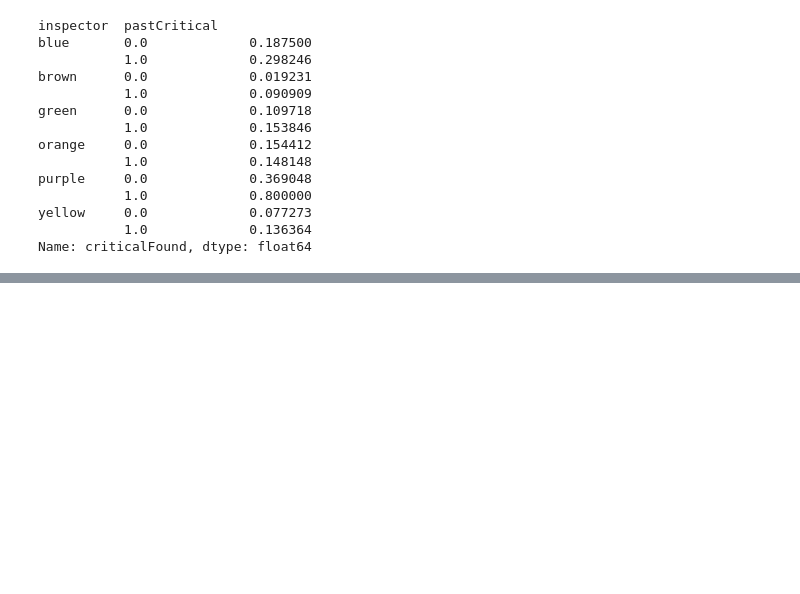
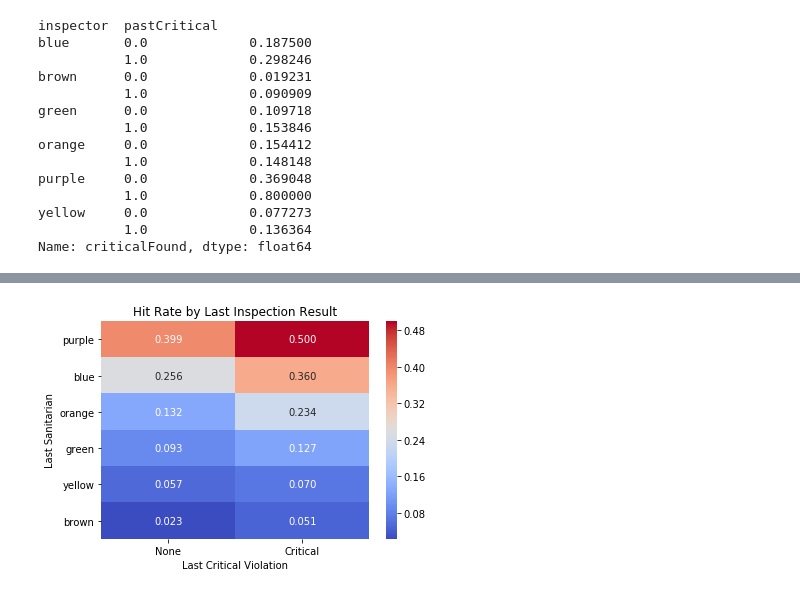
Before and after one commit to vingkan/foodinspectionforecasting, a Jupyter notebook: IIT/20_sanitarian_variable.ipynb, the cells around one changed output, grey strips where cells are left out. Saved outputs shown, nothing was run; the diff lists cells and outputs as text; code cells hidden in the pictures; blank space fills up the shorter version.

Commit message:
Try new formulations of inspector variable

```diff
--- a/IIT/20_sanitarian_variable.ipynb
+++ b/IIT/20_sanitarian_variable.ipynb
@@ -9,6 +9,10 @@ from datetime import datetime
 # %%
 from research.strings import TARGET, PREDICTORS, INSPECTORS
 from research.evaluation import evaluate_model
+# %%
+d_train = pd.read_csv("data/train_data.csv")
+y_train = d_train[TARGET]
+X_train = d_train[PREDICTORS]
 # %%
 d_test = pd.read_csv("data/test_data.csv")
 y_test = d_test[TARGET]
@@ -23,6 +27,7 @@ Recall = 0.04651
 | Actual + | 12 | 246 |
 | Actual - | 7 | 1372 |
 # %%
+d_train["inspector"] = d_train[INSPECTORS].idxmax(axis=1).apply(lambda x: str(x)[10:])
 d_test["inspector"] = d_test[INSPECTORS].idxmax(axis=1).apply(lambda x: str(x)[10:])
 d_test.head()
 # %% [output]
@@ -69,0 +114,4 @@ Name: criticalFound, dtype: float64
+# %%
+insp_pivot = d_train.pivot_table(index="inspector", columns="pastCritical", values="criticalFound", aggfunc=np.mean)
+insp_pivot = insp_pivot.sort_values(by=1, ascending=False)
+insp_pivot
@@ -69,0 +127,10 @@ Name: criticalFound, dtype: float64
+# %%
+sns.heatmap(insp_pivot.values, cmap="coolwarm", annot=True, fmt=".3f")
+plt.yticks(np.arange(0.5, 6, 1), insp_pivot.index, rotation="horizontal")
+plt.xticks([0.5, 1.5], ["None", "Critical"])
+plt.ylabel("Last Sanitarian")
+plt.xlabel("Last Critical Violation")
+plt.title("Hit Rate by Last Inspection Result")
+plt.show()
+# %% [output]
+[figure, added]
```
Also changed, not shown: parts of 14 cells of this notebook.
